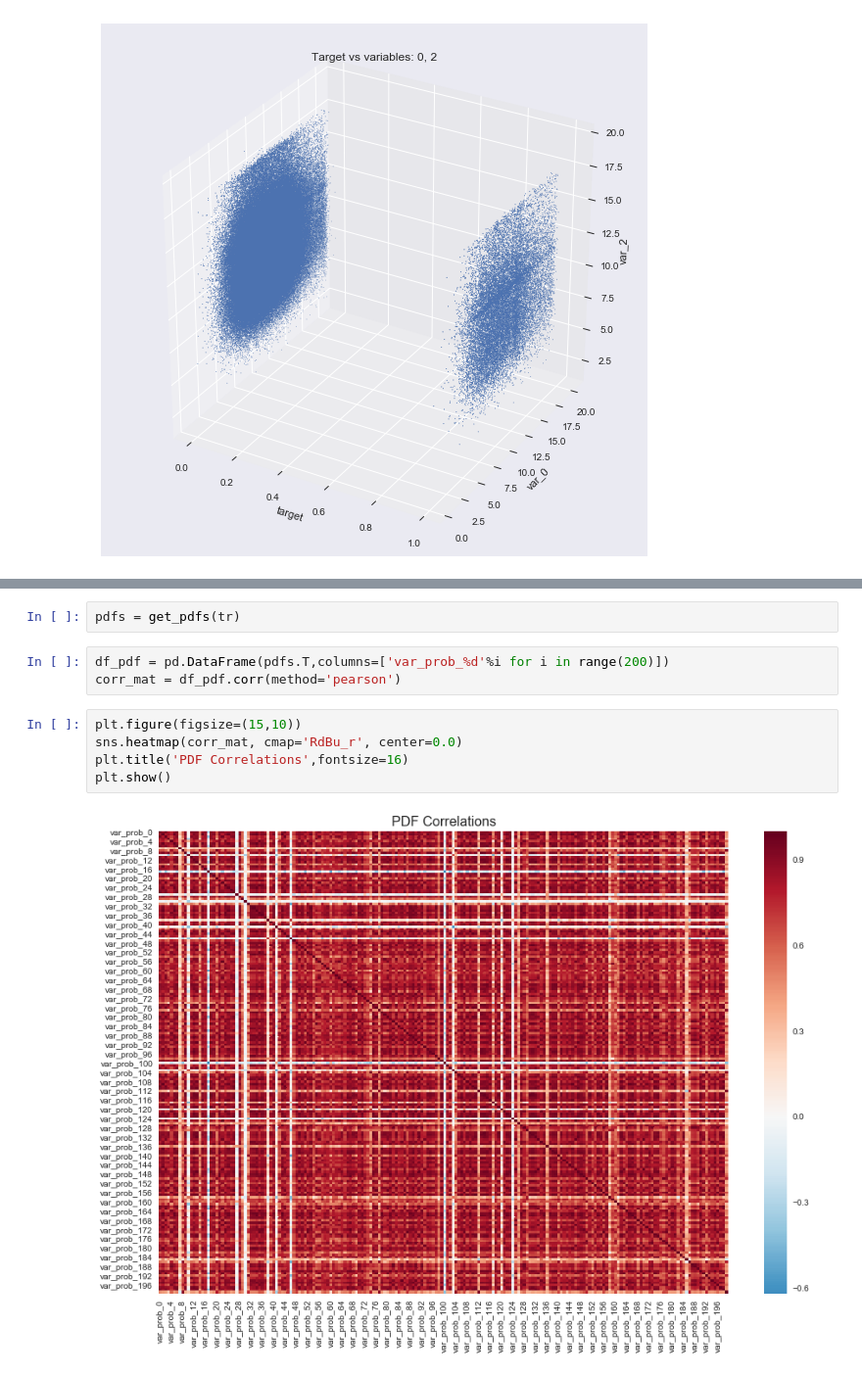
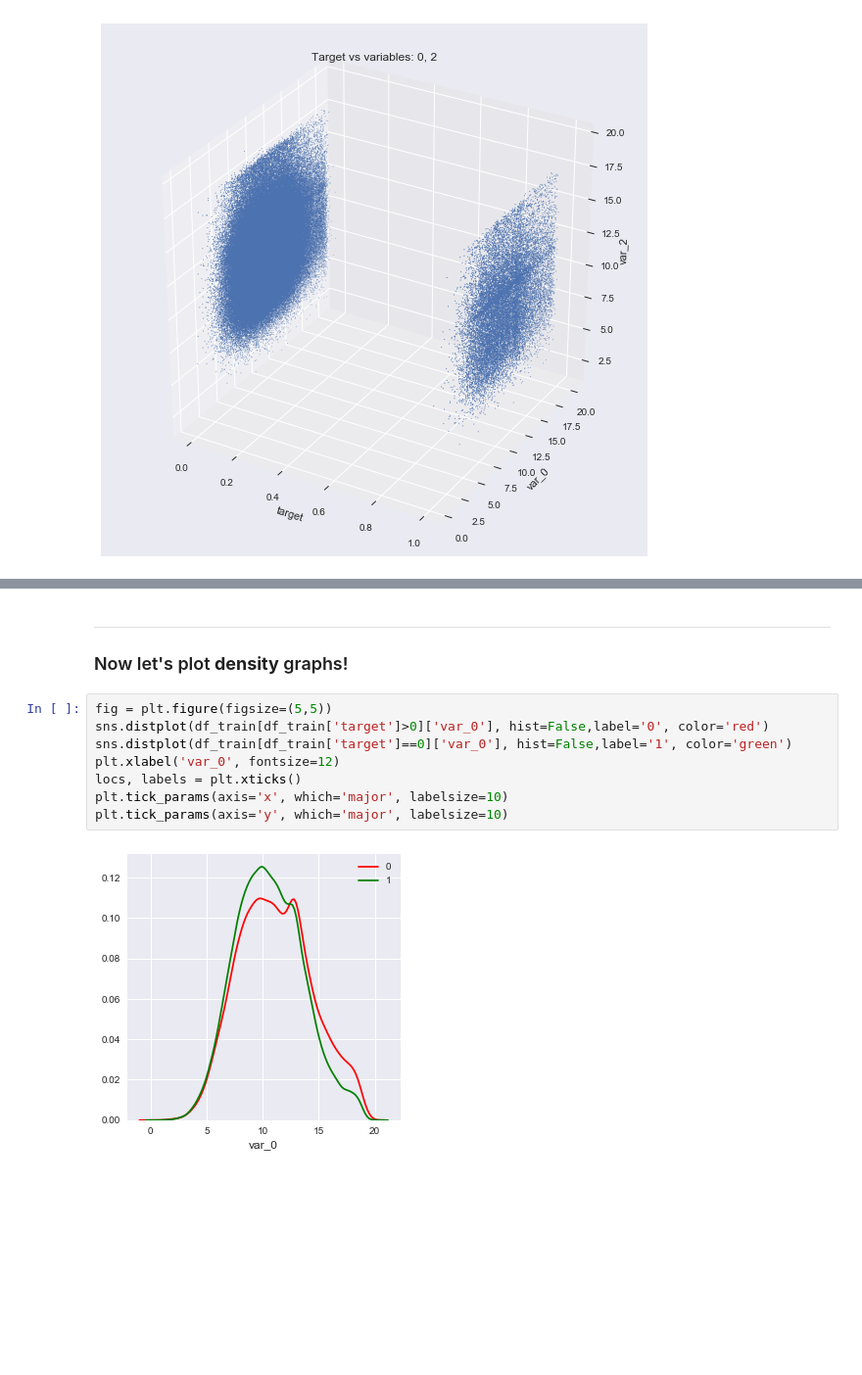
Before and after one commit to FedericoRaimondi/myProjects, a Jupyter notebook: Santander_Customer_Transaction_Prediction/Exploratory_Data_Analysis/Data Exploration.ipynb, the cells around one changed output, grey strips where cells are left out. Shown at 98% size. Saved outputs shown, nothing was run; the diff lists cells and outputs as text; blank space fills up the shorter version.

```diff
--- a/Santander_Customer_Transaction_Prediction/Exploratory_Data_Analysis/Data Exploration.ipynb
+++ b/Santander_Customer_Transaction_Prediction/Exploratory_Data_Analysis/Data Exploration.ipynb
@@ -441,12 +342,14 @@ plt.plot(prob)
-# %%
-pdfs = get_pdfs(tr)
-# %%
-df_pdf = pd.DataFrame(pdfs.T,columns=['var_prob_%d'%i for i in range(200)])
-corr_mat = df_pdf.corr(method='pearson')
-# %%
-plt.figure(figsize=(15,10))
-sns.heatmap(corr_mat, cmap='RdBu_r', center=0.0)
-plt.title('PDF Correlations',fontsize=16)
-plt.show()
-# %% [output]
-[figure, removed]
+# %% [markdown]
+---
+
+### Now let's plot **density** graphs!
+# %%
+fig = plt.figure(figsize=(5,5))
+sns.distplot(df_train[df_train['target']>0]['var_0'], hist=False,label='0', color='red')
+sns.distplot(df_train[df_train['target']==0]['var_0'], hist=False,label='1', color='green')
+plt.xlabel('var_0', fontsize=12)
+locs, labels = plt.xticks()
+plt.tick_params(axis='x', which='major', labelsize=10)
+plt.tick_params(axis='y', which='major', labelsize=10)
+# %% [output]
+[figure, added]
```
Also changed, not shown: parts of 17 cells of this notebook.
